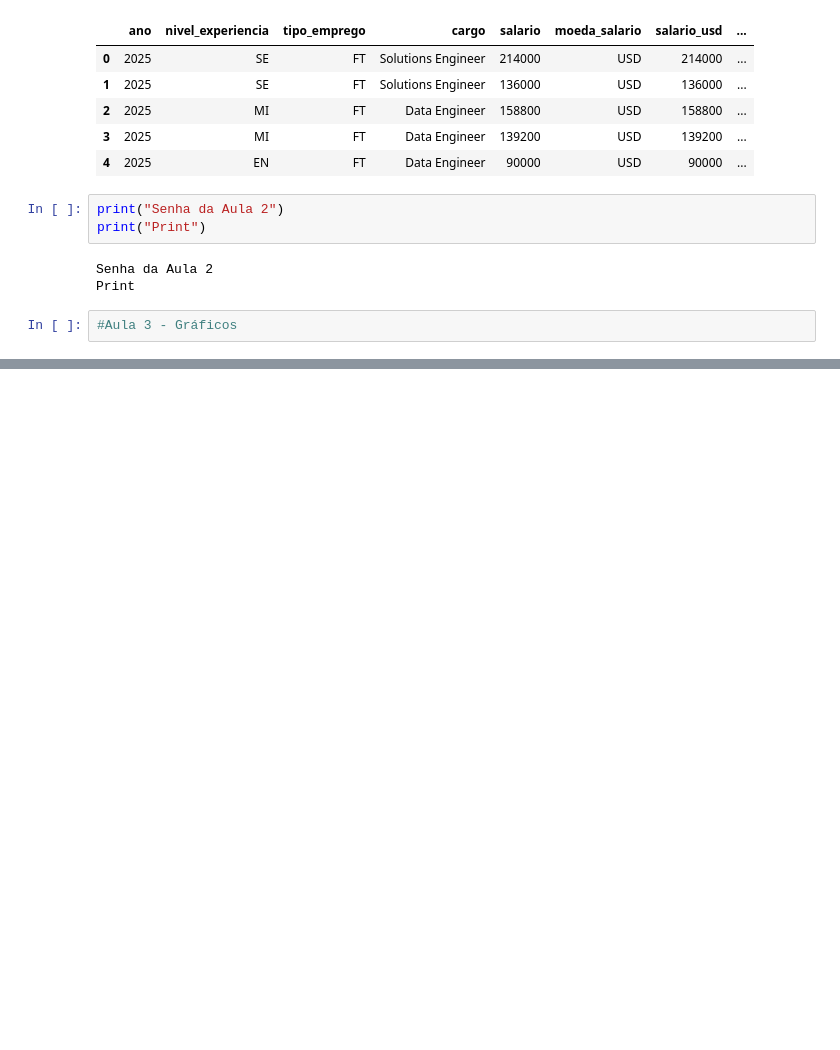
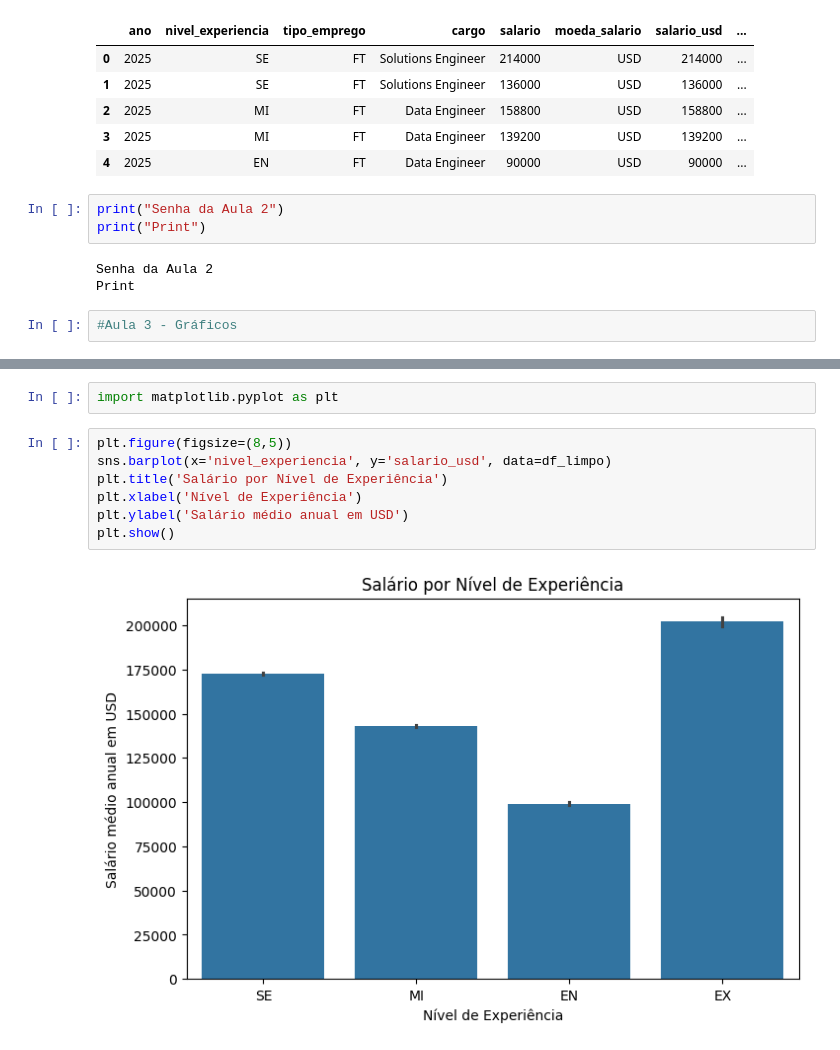
Before and after one commit to Petrus19090/imersao-dados-python-2026, a Jupyter notebook: aula01.ipynb, the cells around one changed output, grey strips where cells are left out. Cells and saved outputs as stored; diff of their text form; blank space fills up the shorter version.

```diff
--- a/aula01.ipynb
+++ b/aula01.ipynb
@@ -434,0 +454,11 @@ Print
+# %%
+import matplotlib.pyplot as plt
+# %%
+plt.figure(figsize=(8,5))
+sns.barplot(x='nivel_experiencia', y='salario_usd', data=df_limpo)
+plt.title('Salário por Nível de Experiência')
+plt.xlabel('Nível de Experiência')
+plt.ylabel('Salário médio anual em USD')
+plt.show()
+# %% [output]
+[figure, added]
```
Also changed, not shown: parts of 10 cells of this notebook.
